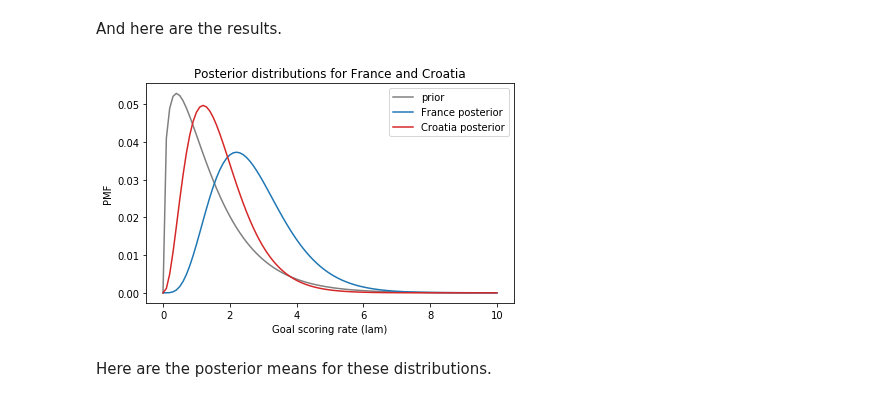
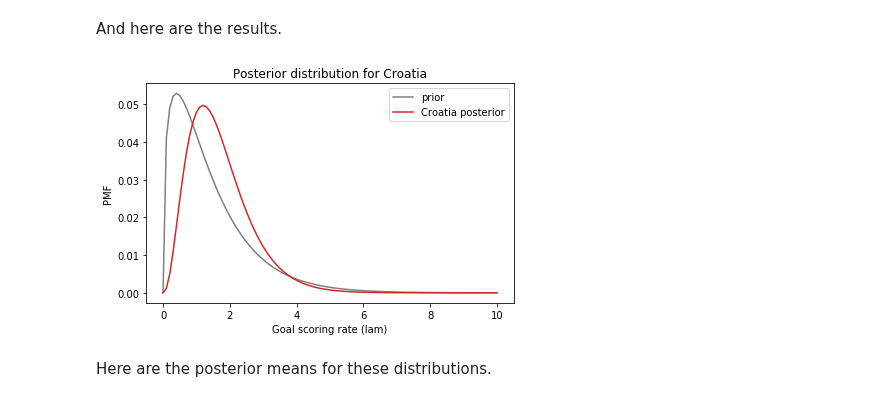
Before and after one commit to AllenDowney/ThinkBayes2, a Jupyter notebook: soln/chap07.ipynb, the cells around one changed output. Cells and saved outputs as stored; diff of their text form; code cells hidden in the pictures.

```diff
--- a/soln/chap07.ipynb
+++ b/soln/chap07.ipynb
@@ -269,13 +261,11 @@ update_poisson(croatia, 2)
 And here are the results.
 # %%
 prior.plot(label='prior', color='gray')
-france.plot(label='France posterior', color='C0')
 croatia.plot(label='Croatia posterior', color='C3')
 
-decorate_rate('Posterior distributions for France and Croatia')
-savefig('fig07-03')
+decorate_rate('Posterior distribution for Croatia')
 # %% [output]
-[figure, old version]
+[figure, new version]
 # %% [markdown]
 Here are the posterior means for these distributions.
 # %%
```
Also changed, not shown: parts of 46 cells of this notebook, 2 other files.
